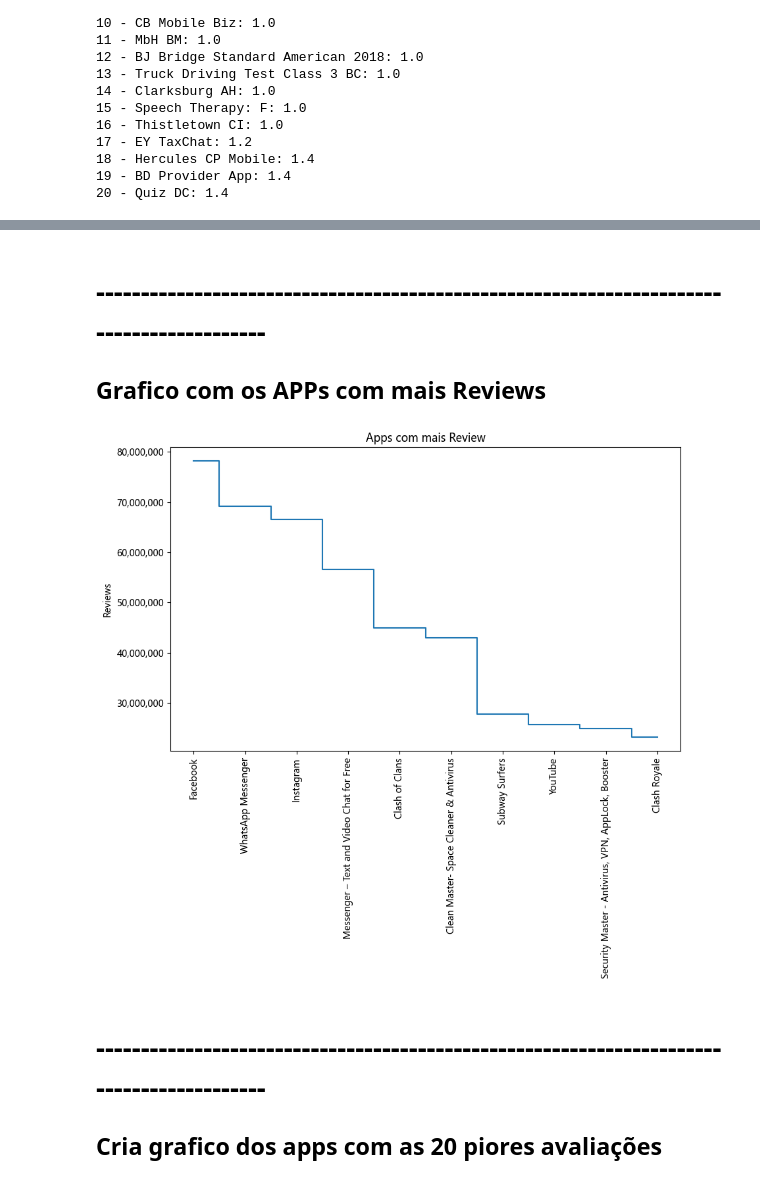
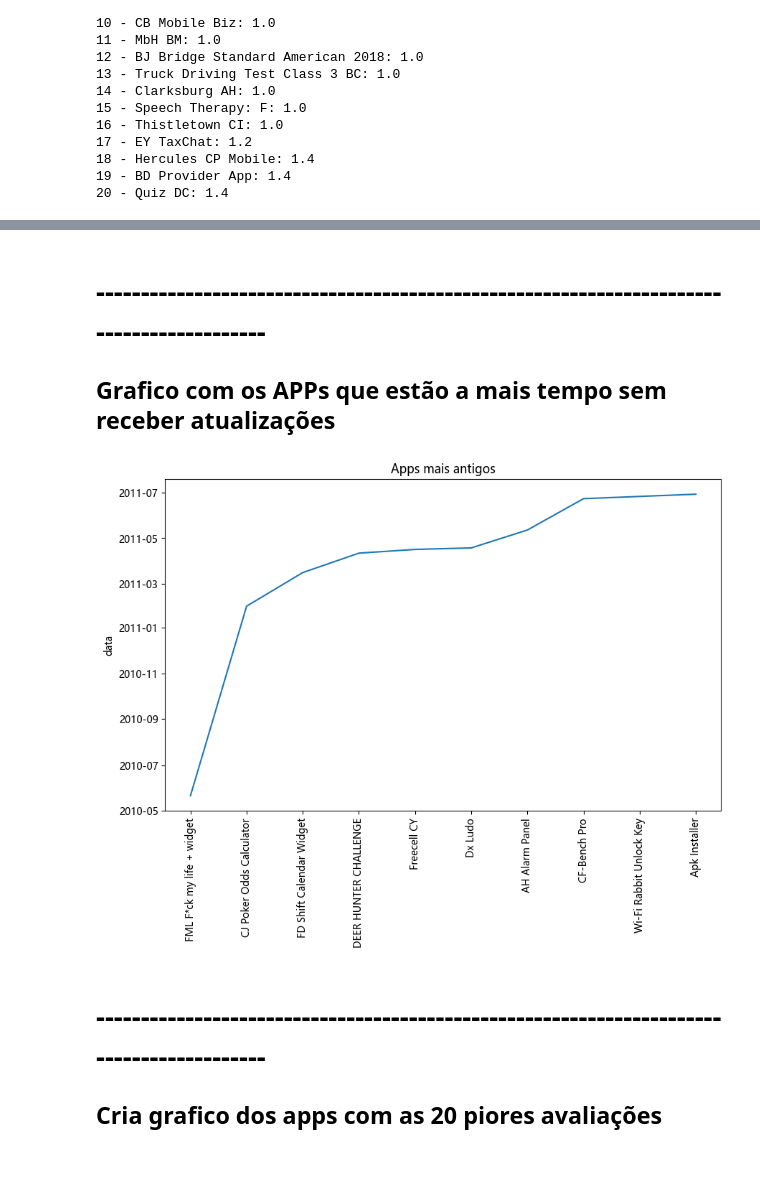
Before and after one commit to CaioMonteiroSouza/Projeto-IMDB, a Jupyter notebook: Sprint 3/Desafio/Desafio.ipynb, the cells around one changed output, grey strips where cells are left out. Cells and saved outputs as stored; diff of their text form; code cells hidden in the pictures.

```diff
--- a/Sprint 3/Desafio/Untitled.ipynb
+++ b/Sprint 3/Desafio/Desafio.ipynb
@@ -234,7 +254,8 @@ for i, (app, rating) in enumerate(zip(top_20_piores_apps['App'], top_20_piores_a
 # %%
 df['Last Updated'] = pd.to_datetime(df['Last Updated'], format='%B %d, %Y')
 
-aplicativo_mais_antigo = df[df['Last Updated'] == df['Last Updated'].min()]
+aplicativos_mais_antigos = df.nsmallest(10, 'Last Updated')
 
-print(f'O aplicativo que esta mais tempo sem ser atualizado é: \n{aplicativo_mais_antigo.to_string()}')
+for i, (App, date) in enumerate(zip(aplicativos_mais_antigos['App'], aplicativos_mais_antigos['Last Updated'])):
+    print(f'{i + 1} - {App}: teve sua ultima atualização em: {date}')
 # %% [output]
@@ -244,21 +272,21 @@ O aplicativo que esta mais tempo sem ser atualizado é:
 # %% [markdown]
 # -----------------------------------------------------------------------------------------
-## Grafico com os APPs com mais Reviews
+## Grafico com os APPs que estão a mais tempo sem receber atualizações
 # %%
 plt.figure(figsize=(10,6))
 
-plt.plot(top_10_reviews['App'], top_10_reviews['Reviews'], drawstyle='steps-mid')
+plt.plot(aplicativos_mais_antigos['App'], aplicativos_mais_antigos['Last Updated'])
 
-plt.ylabel('Reviews')
-plt.title('Apps com mais Review')
+plt.ylabel('data')
+plt.title('Apps mais antigos')
 
-plt.gca().yaxis.set_major_formatter(lambda x, _: '{:,.0f}'.format(x))
+#plt.gca().yaxis.set_major_formatter(lambda x, _: '{:,.0f}'.format(x))
 
 plt.xticks(rotation=90)
 
 plt.show()
 # %% [output]
-[figure, old version]
+[figure, new version]
 # %% [markdown]
 # -----------------------------------------------------------------------------------------
 
```
Also changed, not shown: parts of 5 cells of this notebook, 1 other file.
